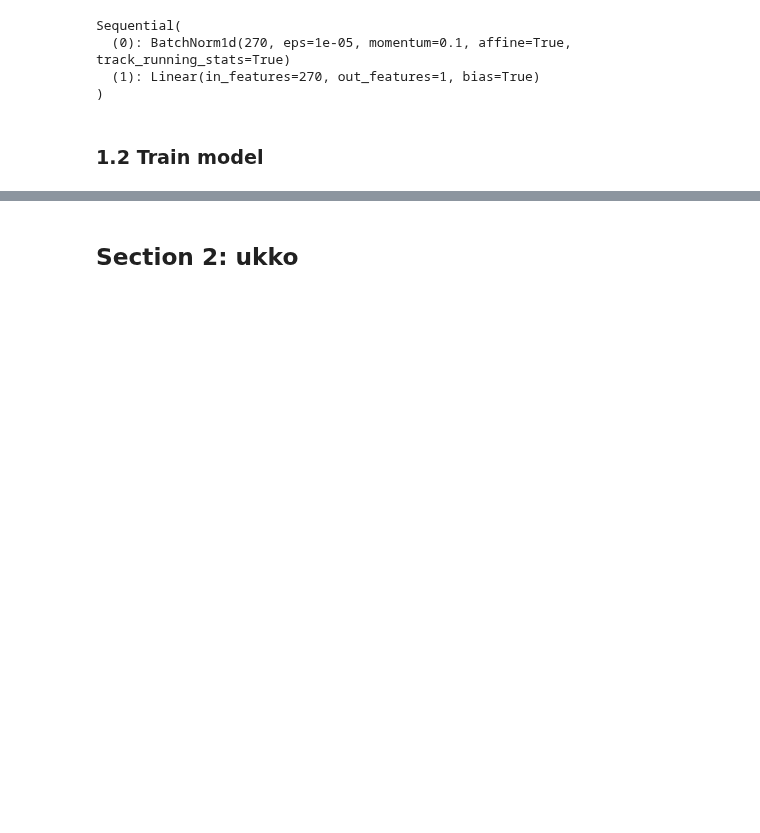
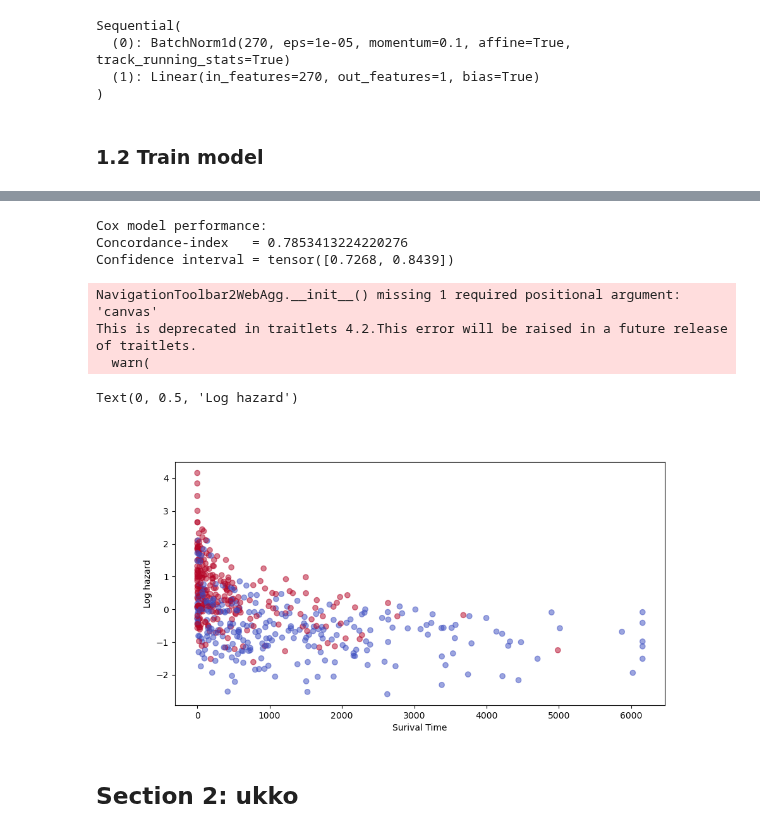
Before and after one commit to eric-fey-hus/ukko, a Jupyter notebook: torchsurv_AML_model.ipynb, the cells around one changed output, grey strips where cells are left out. Drawn from its saved outputs; the diff is of its cells as text; code cells hidden in the pictures; blank space fills up the shorter version.

```diff
--- a/torchsurv_AML_model.ipynb
+++ b/torchsurv_AML_model.ipynb
@@ -440,3 +440,31 @@ plot_losses(train_losses, val_losses, "Cox")
+# %%
+cox_model.eval()
+with torch.no_grad():
+    # test event and test time of length n
+    x, (event, time) = next(iter(dataloader_train))
+    log_hz = cox_model(x)  # log hazard of length n
+
+# Concordance index
+cox_cindex = ConcordanceIndex()
+print("Cox model performance:")
+print(f"Concordance-index   = {cox_cindex(log_hz, event, time)}")
+print(f"Confidence interval = {cox_cindex.confidence_interval()}")
+
+# plot log hazard vs time
+plt.figure(figsize=(10, 5))
+# change to scatter plot and color by event
+plt.scatter(time, log_hz, c=event, cmap='coolwarm', alpha=0.5)
+plt.xlabel("Surival Time")
+plt.ylabel("Log hazard")
+# %% [output]
+Cox model performance:
+Concordance-index   = 0.7853413224220276
+Confidence interval = tensor([0.7268, 0.8439])
+NavigationToolbar2WebAgg.__init__() missing 1 required positional argument: 'canvas'
+This is deprecated in traitlets 4.2.This error will be raised in a future release of traitlets.
+  warn(
+Text(0, 0.5, 'Log hazard')
+[figure, added]
 # %% [markdown]
 ## Section 2: ukko
 # %% [markdown]
```
Also changed, not shown: parts of 8 cells of this notebook, 3 other files.
